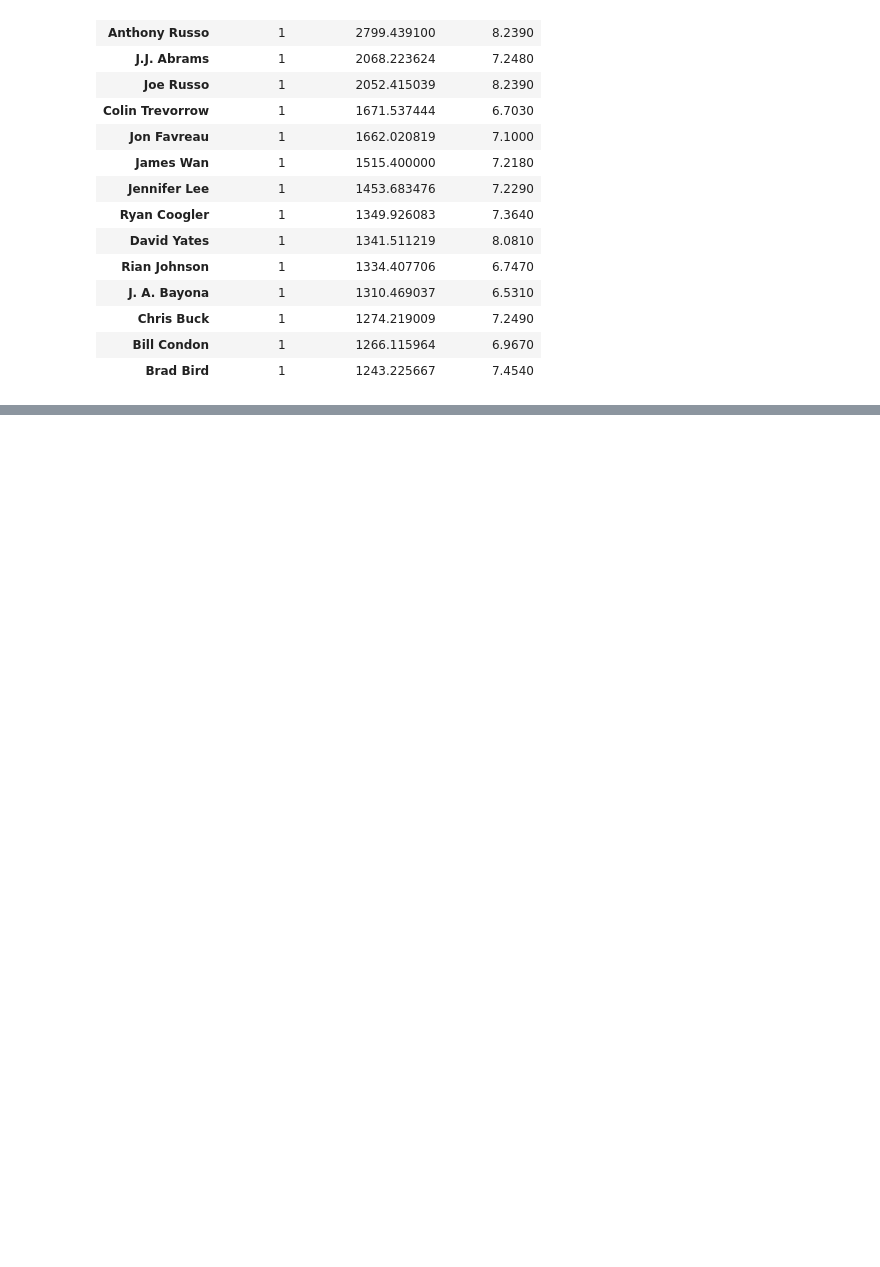
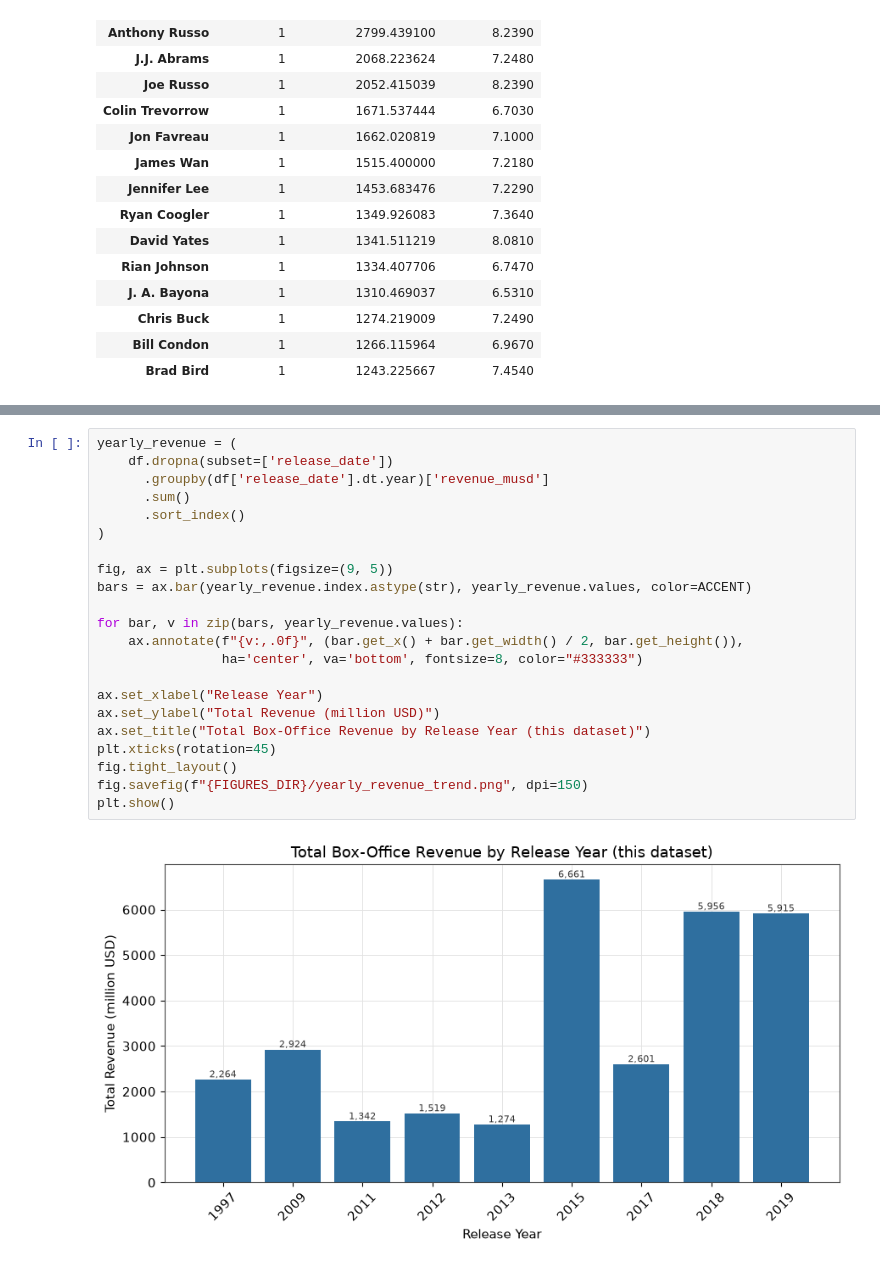
Before and after one commit to Joh-Ishimwe/tmdb-movie-analysis, a Jupyter notebook: notebooks/tmdb_movie_analysis.ipynb, the cells around one changed output, grey strips where cells are left out. Drawn from its saved outputs; the diff is of its cells as text; blank space fills up the shorter version.

```diff
--- a/notebooks/tmdb_movie_analysis.ipynb
+++ b/notebooks/tmdb_movie_analysis.ipynb
@@ -651,0 +747,24 @@ director_success
+# %%
+yearly_revenue = (
+    df.dropna(subset=['release_date'])
+      .groupby(df['release_date'].dt.year)['revenue_musd']
+      .sum()
+      .sort_index()
+)
+
+fig, ax = plt.subplots(figsize=(9, 5))
+bars = ax.bar(yearly_revenue.index.astype(str), yearly_revenue.values, color=ACCENT)
+
+for bar, v in zip(bars, yearly_revenue.values):
+    ax.annotate(f"{v:,.0f}", (bar.get_x() + bar.get_width() / 2, bar.get_height()),
+                ha='center', va='bottom', fontsize=8, color="#333333")
+
+ax.set_xlabel("Release Year")
+ax.set_ylabel("Total Revenue (million USD)")
+ax.set_title("Total Box-Office Revenue by Release Year (this dataset)")
+plt.xticks(rotation=45)
+fig.tight_layout()
+fig.savefig(f"{FIGURES_DIR}/yearly_revenue_trend.png", dpi=150)
+plt.show()
+# %% [output]
+[figure, added]
```
Also changed, not shown: parts of 12 cells of this notebook.
